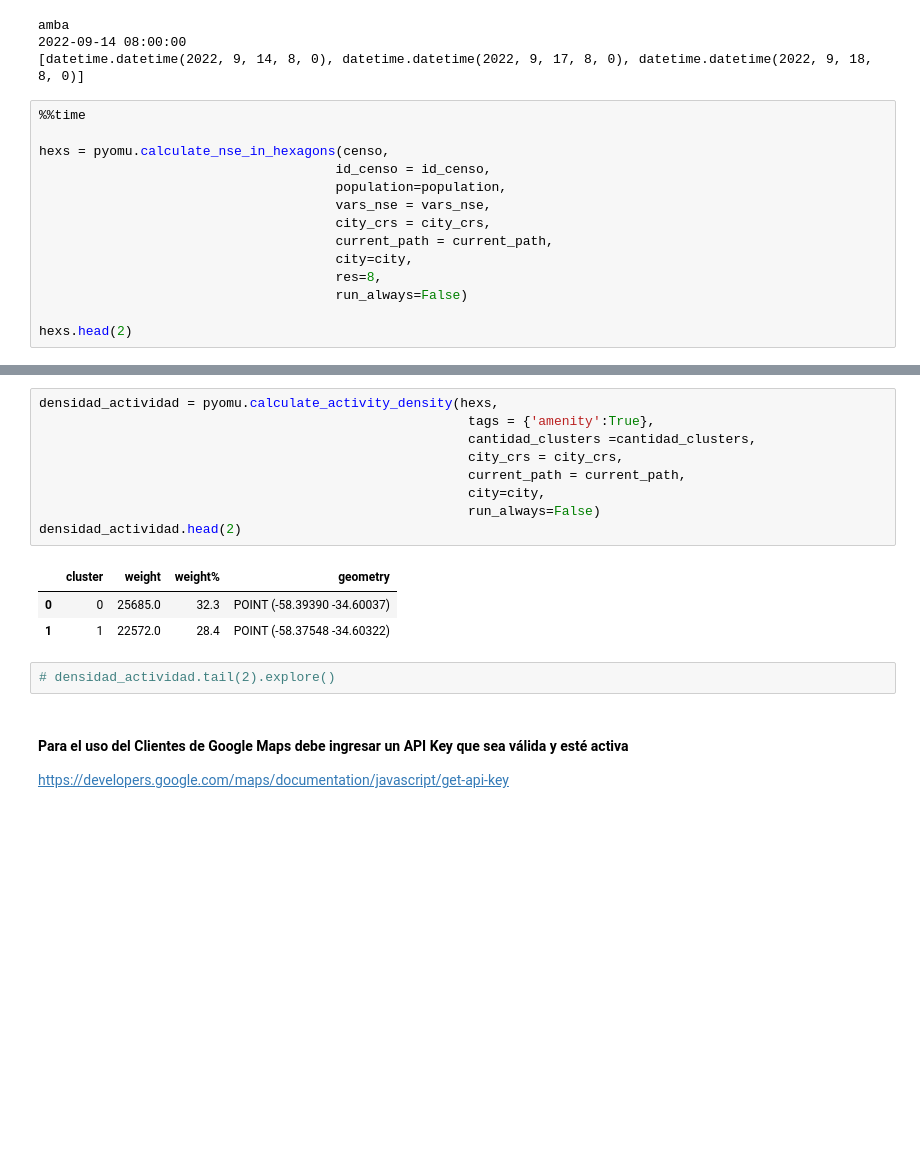
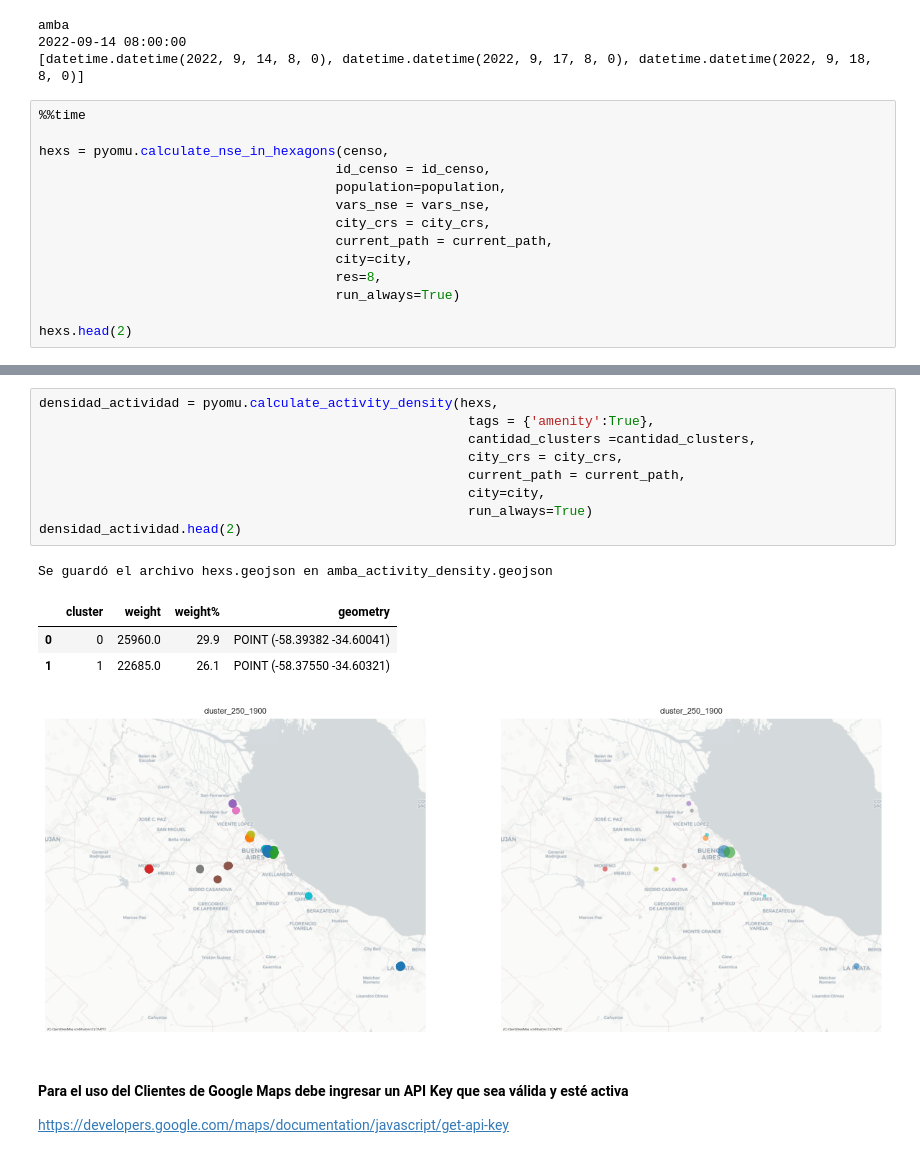
Before and after one commit to OMU-LATAM/Accesibilidad, a Jupyter notebook: notebooks/amba.ipynb, the cells around one changed output, grey strips where cells are left out. Drawn from its saved outputs; the diff is of its cells as text; blank space fills up the shorter version.

```diff
--- a/notebooks/amba.ipynb
+++ b/notebooks/amba.ipynb
@@ -106,7 +91,7 @@ hexs = pyomu.calculate_nse_in_hexagons(censo,
                                       current_path = current_path,
                                       city=city,
                                       res=8,
-                                      run_always=False)
+                                      run_always=True)
 
 hexs.head(2)
 # %% [output]
@@ -118,18 +108,18 @@ Wall time: 532 ms
 # %%
 densidad_actividad = pyomu.calculate_activity_density(hexs,
                                                        tags = {'amenity':True},
                                                        cantidad_clusters =cantidad_clusters,
                                                        city_crs = city_crs,
                                                        current_path = current_path,
                                                        city=city,
-                                                       run_always=False)
+                                                       run_always=True)
 densidad_actividad.head(2)
 # %% [output]
+Se guardó el archivo hexs.geojson en amba_activity_density.geojson
 |  | cluster | weight | weight% | geometry |
-| 0 | 0 | 25685.0 | 32.3 | POINT (-58.39390 -34.60037) |
-| 1 | 1 | 22572.0 | 28.4 | POINT (-58.37548 -34.60322) |
+| 0 | 0 | 25960.0 | 29.9 | POINT (-58.39382 -34.60041) |
+| 1 | 1 | 22685.0 | 26.1 | POINT (-58.37550 -34.60321) |
+[figure, added]
-# %%
-# densidad_actividad.tail(2).explore()
 # %% [markdown]
 #### Para el uso del Clientes de Google Maps debe ingresar un API Key que sea válida y esté activa
 https://developers.google.com/maps/documentation/javascript/get-api-key
```
Also changed, not shown: parts of 9 cells of this notebook.
